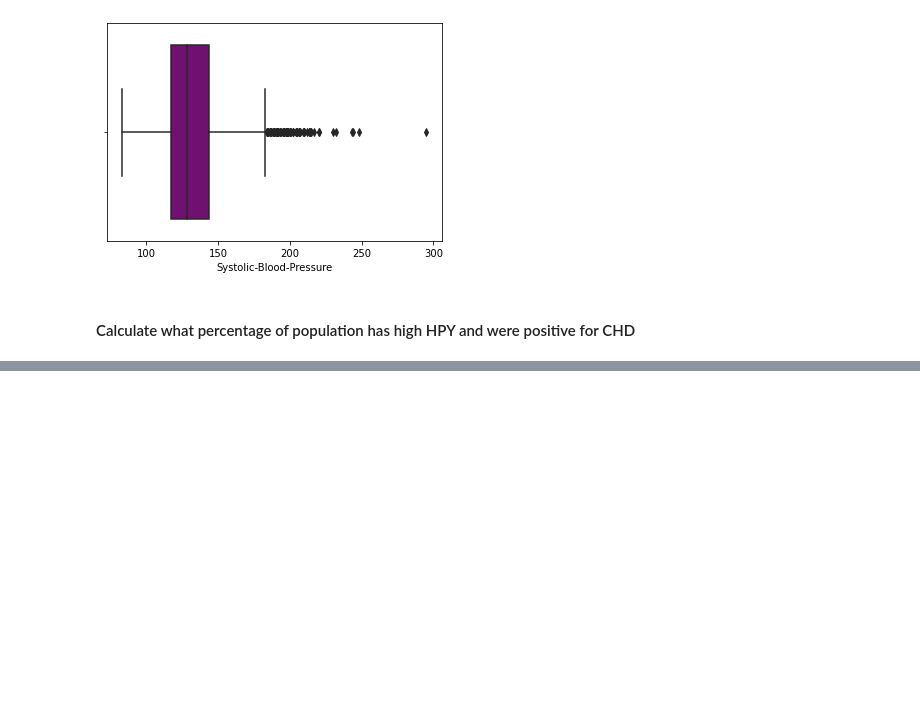
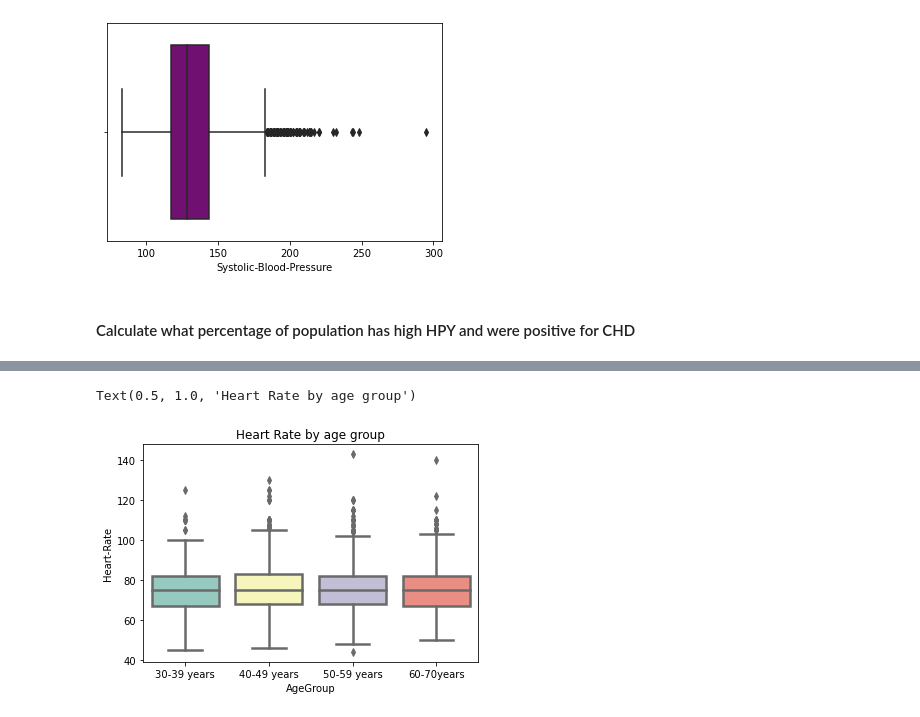
Before and after one commit to sajedehsaremi/Healthy-tuples, a Jupyter notebook: cleaning_data.ipynb, the cells around one changed output, grey strips where cells are left out. Drawn from its saved outputs; the diff is of its cells as text; code cells hidden in the pictures; blank space fills up the shorter version.

```diff
--- a/cleaning_data.ipynb
+++ b/cleaning_data.ipynb
@@ -413,0 +414,7 @@ Outlier_sysBP = clean_df[(clean_df['Systolic-Blood-Pressure'] > 220)]
+# %%
+# plot Heart rate by age group
+heart_plot = sns.boxplot(x="AgeGroup", y="Heart-Rate",data=clean_df,palette="Set3",linewidth=2.5)
+heart_plot.set_title('Heart Rate by age group')
+# %% [output]
+Text(0.5, 1.0, 'Heart Rate by age group')
+[figure, added]
```
Also changed, not shown: parts of 5 cells of this notebook.
